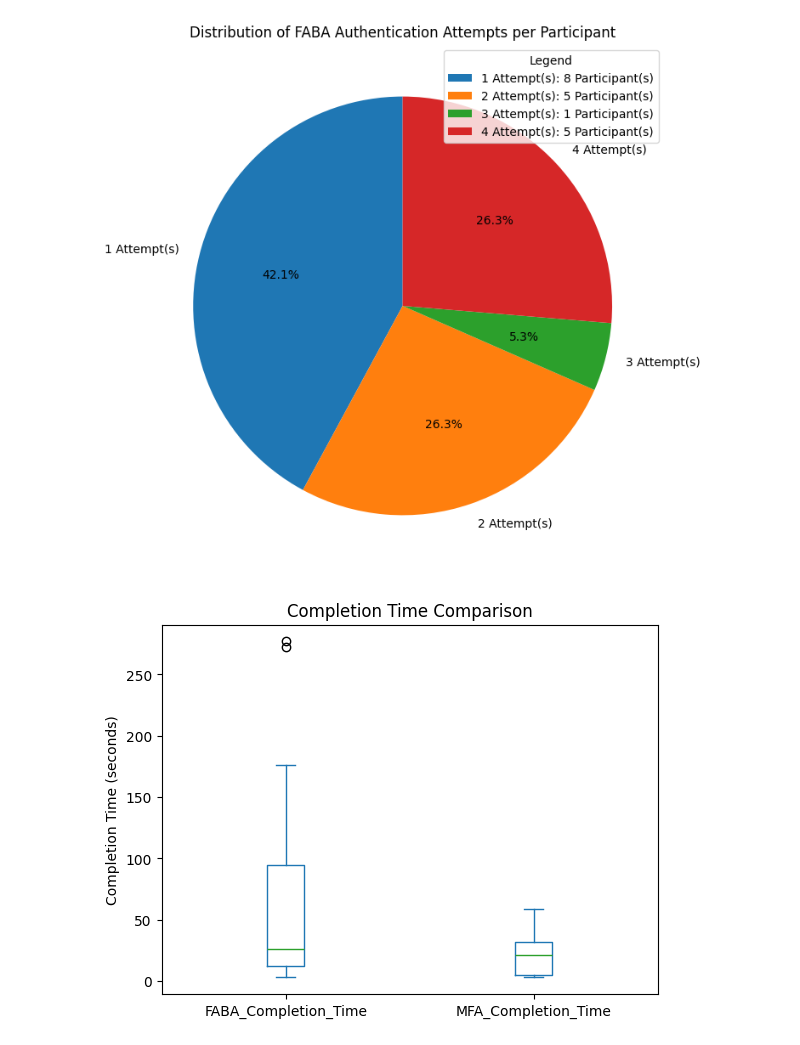
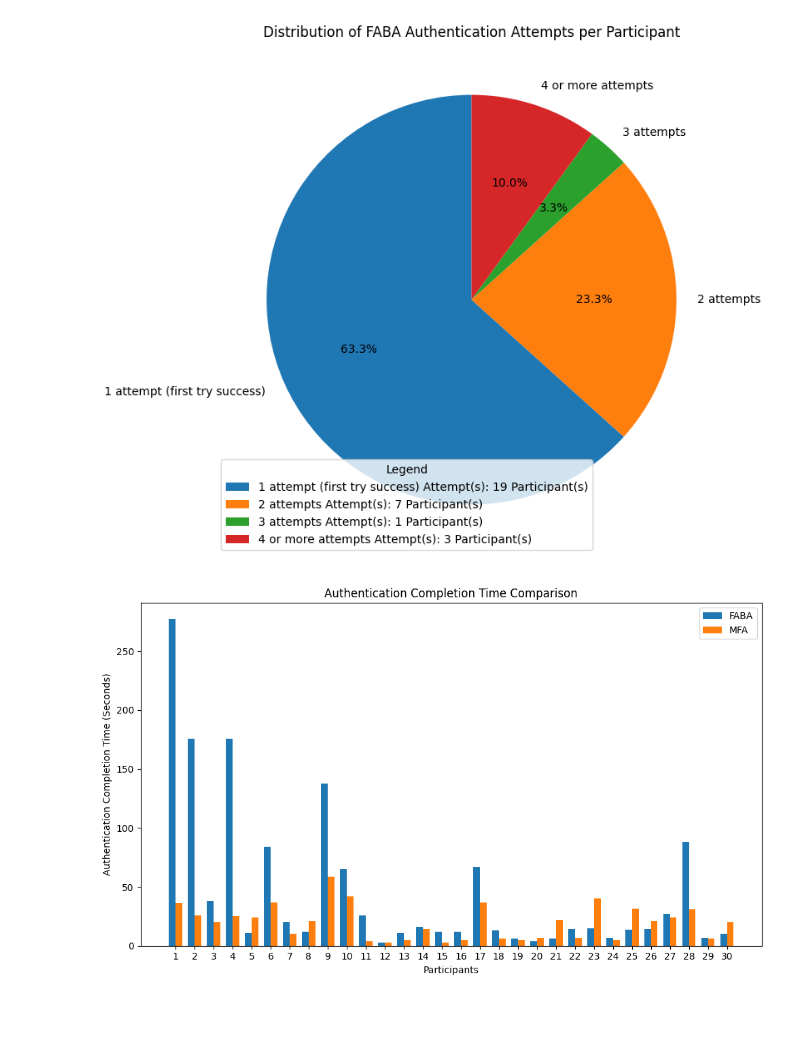
Before and after one commit to dbuiior/Auth_App_Redesign, a Jupyter notebook: data/descriptive.ipynb, the cells around one changed output. Cells and saved outputs as stored; diff of their text form; code cells hidden in the pictures; blank space fills up the shorter version.

```diff
--- a/data/descriptive.ipynb
+++ b/data/descriptive.ipynb
@@ -103,7 +103,7 @@ plt.show()
 # %%
-attempt_count = df_faba['count_attempt'].value_counts().sort_index()
+attempt_count = df_forms['FABA_Attempt'].value_counts().sort_index()
 percentage = attempt_count / attempt_count.sum() * 100
-labels = [f"{i} Attempt(s)" for i in attempt_count.index]
+labels = [f"{i}" for i in attempt_count.index]
 
 plt.figure(figsize=(8, 8))
 plt.pie(
@@ -129,80 +129,66 @@ plt.show()
 # plt.figure(figsize=(10,6))
 
 # plt.bar(x, df_faba['count_attempt'])
 
 # plt.xticks(x, df_faba['Participant'], ha='center')
 # plt.xlabel('Participant')
 # plt.ylabel('Count')
 # plt.ylim(1, 4)
 # plt.yticks([0,1, 2, 3, 4])
 
 # plt.title('Bar Chart Count per Participant')
 # plt.grid(axis='y', alpha=0.3)
 # plt.show()
 
 # y = np.arange(len(df_duo))
 
 # plt.figure(figsize=(10,6))
 
 # plt.bar(y, df_duo['count_attempt'])
 
 # plt.xticks(y, df_duo['Participant'], ha='center')
 # plt.xlabel('Participant')
 # plt.ylabel('Count')
 # plt.ylim(1, 4)
 # plt.yticks([0, 1, 2, 3, 4])
 
 # plt.title('Bar Chart Count per Participant')
 # plt.grid(axis='y', alpha=0.3)
 # plt.show()
 # %% [output]
-[figure, old version]
+[figure, new version]
 # %%
-#Bar Chart
-# df_forms.plot(
-#     x="Participant",
-#     y="FABA_Completion_Time",
-#     kind="bar",
-#     legend=True,
-#     rot=360
-# )
+import numpy as np
+import matplotlib.pyplot as plt
 
-# plt.title("FABA Completion Time")
-# plt.ylabel("Authentication Completion Time (Seconds)")
-# plt.xlabel("Participants")
+plt.figure(figsize=(10, 6))
 
-# plt.tight_layout()
-# plt.show()
+x = np.arange(len(df_forms["Participant"]))
+width = 0.35
 
-
-# df_forms.plot(
-#     x="Participant",
-#     y="MFA_Completion_Time",
-#     kind="bar",
-#     legend=False,
-#     rot=360
-# )
-
-# plt.title("MFA Completion Time")
-# plt.ylabel("Authentication Completion Time (Seconds)")
-# plt.xlabel("Participants")
-
-# plt.tight_layout()
-# plt.show()
-
-#print(df_forms["FABA_Completion_Time"])
-#print(df_forms["MFA_Completion_Time"])
-
-#Box Plot
-df_forms[["FABA_Completion_Time", "MFA_Completion_Time"]].plot(
-    kind="box"
+plt.bar(
+    x - width/2,
+    df_forms["FABA_Completion_Time"],
+    width,
+    label="FABA"
 )
 
-plt.ylabel("Completion Time (seconds)")
-plt.title("Completion Time Comparison")
+plt.bar(
+    x + width/2,
+    df_forms["MFA_Completion_Time"],
+    width,
+    label="MFA"
+)
+
+plt.xticks(x, df_forms["Participant"], rotation=360)
+plt.ylabel("Authentication Completion Time (Seconds)")
+plt.xlabel("Participants")
+plt.title("Authentication Completion Time Comparison")
+plt.legend()
+plt.tight_layout()
 plt.show()
 # %% [output]
-[figure, old version]
+[figure, new version]
 # %%
 FABA_SUS = [col for col in df_forms.columns if col.startswith("FABA_SUS_")]
 df_forms["FABA_SUS_Avg"] = df_forms[FABA_SUS].mean(axis=1)
```
Also changed, not shown: parts of 5 cells of this notebook, 4 other files.
